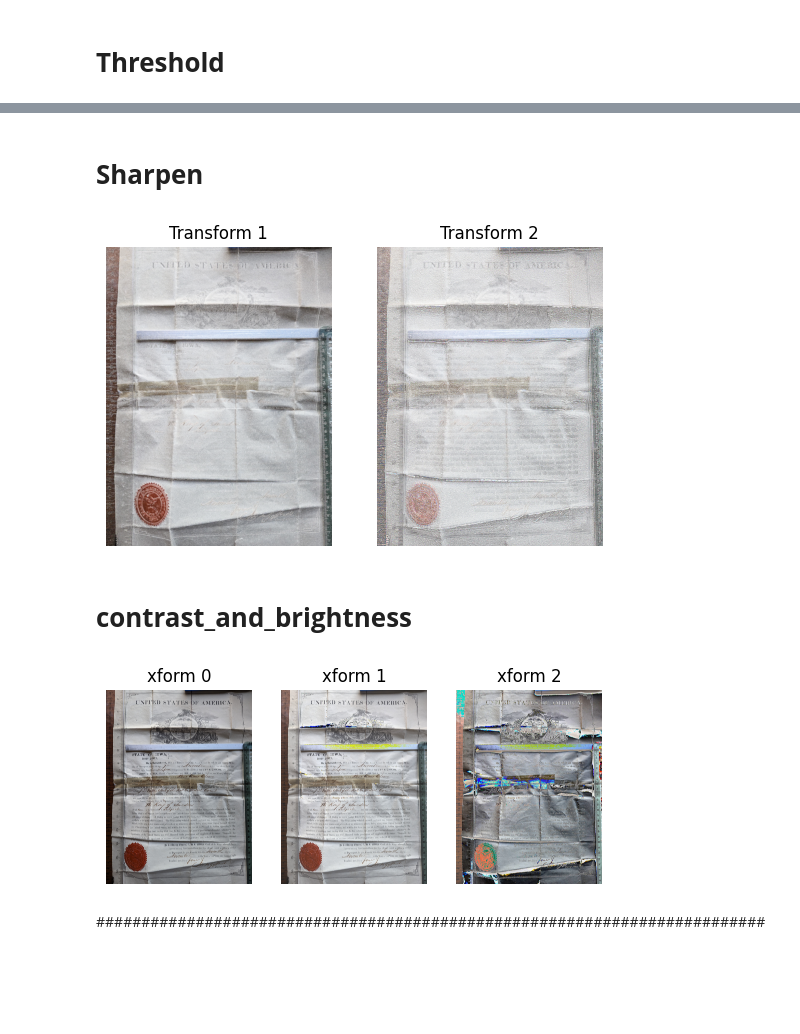
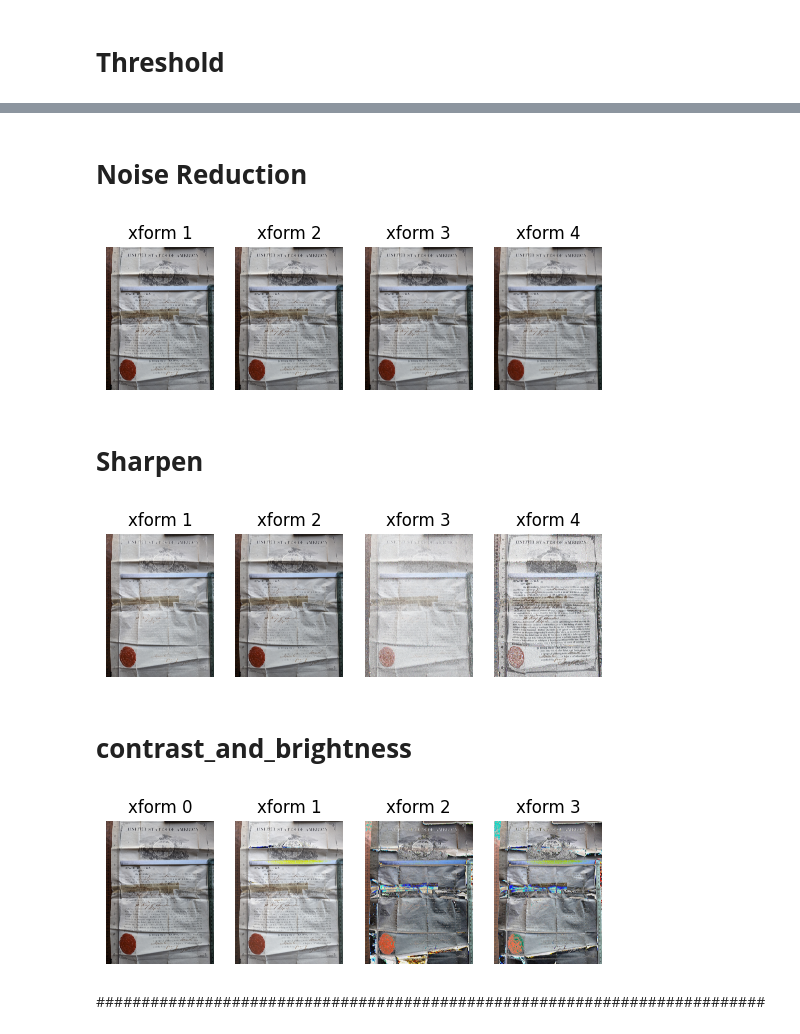
Before and after one commit to blu3crab/AIM, a Jupyter notebook: ipynb/aim_xformer.ipynb, the cells around one changed output, grey strips where cells are left out. Saved outputs shown, nothing was run; the diff lists cells and outputs as text; code cells hidden in the pictures; blank space fills up the shorter version.

```diff
--- a/ipynb/aim_xformer.ipynb
+++ b/ipynb/aim_xformer.ipynb
@@ -19,12 +46,12 @@ Mounted at /content/gdrive
 import matplotlib.pyplot as plt
 import matplotlib.image as mpimg
 
-gdrive_path = '/content/gdrive/MyDrive/AIM'
-base_name = 'citizen_1864_xform0'
-image_path = '/content/gdrive/MyDrive/AIM/citizen_1864_rescan.jpg'
+#gdrive_path = '/content/gdrive/MyDrive/AIM'
+# base_name = 'citizen_1864_xform0'
+# image_path = '/content/gdrive/MyDrive/AIM/citizen_1864_rescan.jpg'
 
 #aim_util.show_image(image_path)
-img = mpimg.imread(image_path)
+img = mpimg.imread(aim_tuner.source_image_path)
 plt.imshow(img)
 # %% [output]
 <matplotlib.image.AxesImage at 0x...>
@@ -188,13 +267,26 @@ def apply_xform_sharpen(gdrive_path, image_path):
     img = mpimg.imread(image_path)
 
     transformed_images = []
-    # vary sharpen kernal sze
-    sharpened_img = sharpen(img, 5)
+    # vary sharpen kernal size
+    sharpened_img = sharpen(img, 3) # default
     transformed_images.append(sharpened_img)
-    cv2.imwrite(os.path.join(gdrive_path, 'citizen_xform4a.jpg'), sharpened_img)
-    sharpened_img = sharpen(img, 11)
+    # cv2.imwrite(os.path.join(gdrive_path, 'citizen_xform4a.jpg'), sharpened_img)
+    cv2.imwrite(os.path.join(gdrive_path, aim_tuner.source_base + aim_tuner.transform_prefix[4] + 'a.jpg'), sharpened_img)
+
+    sharpened_img = sharpen(img, 1)
     transformed_images.append(sharpened_img)
-    cv2.imwrite(os.path.join(gdrive_path, 'citizen_xform4b.jpg'), sharpened_img)
+    # cv2.imwrite(os.path.join(gdrive_path, 'citizen_xform4b.jpg'), sharpened_img)
+    cv2.imwrite(os.path.join(gdrive_path, aim_tuner.source_base + aim_tuner.transform_prefix[4] + 'b.jpg'), sharpened_img)
+
+    sharpened_img = sharpen(img, 7)
+    transformed_images.append(sharpened_img)
+    # cv2.imwrite(os.path.join(gdrive_path, 'citizen_xform4b.jpg'), sharpened_img)
+    cv2.imwrite(os.path.join(gdrive_path, aim_tuner.source_base + aim_tuner.transform_prefix[4] + 'c.jpg'), sharpened_img)
+
+    sharpened_img = sharpen(img, 17)
+    transformed_images.append(sharpened_img)
+    # cv2.imwrite(os.path.join(gdrive_path, 'citizen_xform4b.jpg'), sharpened_img)
+    cv2.imwrite(os.path.join(gdrive_path, aim_tuner.source_base + aim_tuner.transform_prefix[4] + 'd.jpg'), sharpened_img)
 
     # Display the images side by side
     for i in range(0, len(transformed_images)):
@@ -267,15 +375,21 @@ apply_xform_threshold(gdrive_path, image_path)
+# %% [markdown]
+# **Noise Reduction**
+# %%
+apply_xform_noise(gdrive_path, aim_tuner.source_image_path)
+# %% [output]
+[figure, added]
 # %% [markdown]
 # **Sharpen**
 # %%
 #aim_xformer.trial_xform_sharpen(gdrive_path, image_path)
-apply_xform_sharpen(gdrive_path, image_path)
+apply_xform_sharpen(gdrive_path, aim_tuner.source_image_path)
 # %% [output]
-[figure, old version]
+[figure, new version]
 # %% [markdown]
 # **contrast_and_brightness**
 # %%
-apply_xform_contrast_and_brightness(gdrive_path, image_path)
+apply_xform_contrast_and_brightness(gdrive_path, aim_tuner.source_image_path)
 # %% [output]
-[figure, old version]
+[figure, new version]
 # %% [markdown]
 ##########################################################################
```
Also changed, not shown: parts of 13 cells of this notebook, 2 other files.
